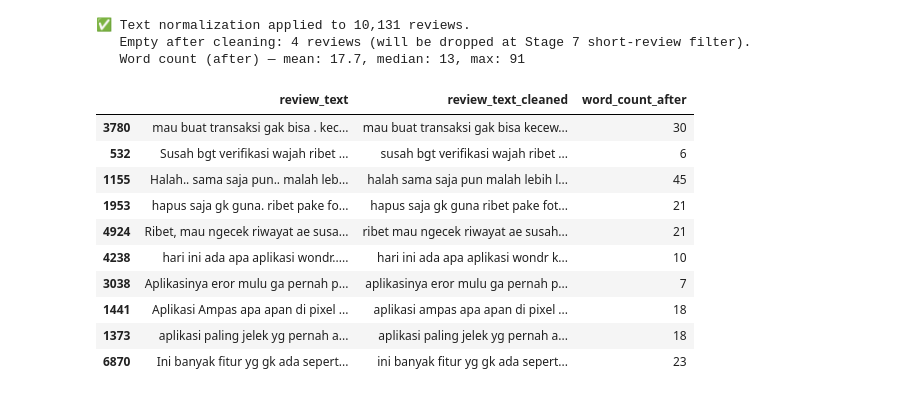
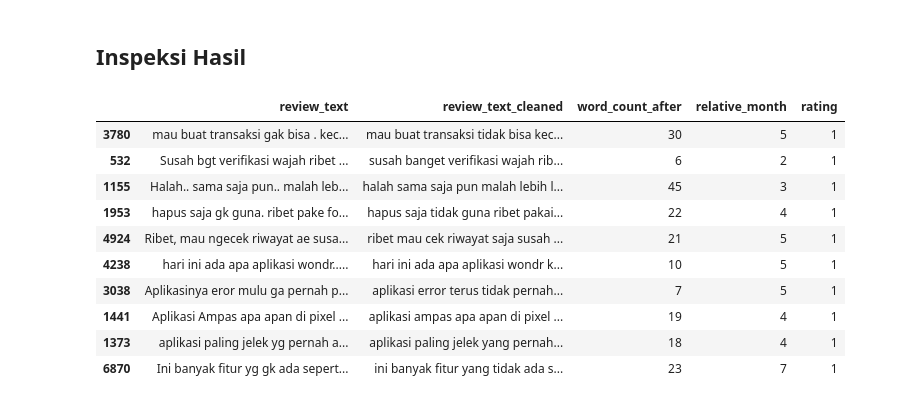
Before and after one commit to rabithahz-salwa/skripsi-bertopic-superapp, a Jupyter notebook: 01_preprocessing_wondr.ipynb, the cells around one changed output. Cells and saved outputs as stored; diff of their text form; code cells hidden in the pictures.

Commit message:
Refine: banking_extension v3 + complete clean wondr notebook

```diff
--- a/01_preprocessing_wondr.ipynb
+++ b/01_preprocessing_wondr.ipynb
@@ -65,0 +52,3 @@ df_wondr_dedup = drop_exact_duplicates(df_wondr_temporal)
+# %%
+WONDR_LAUNCH = datetime(2024, 7, 5)
+df = add_relative_time_columns(df, WONDR_LAUNCH)
@@ -65,0 +64,2 @@ df_wondr_dedup = drop_exact_duplicates(df_wondr_temporal)
+# %%
+df = drop_exact_duplicates(df)
@@ -65,0 +84,2 @@ df_wondr_dedup = drop_exact_duplicates(df_wondr_temporal)
+# %%
+df = apply_normalization(df)
@@ -65,0 +103,8 @@ df_wondr_dedup = drop_exact_duplicates(df_wondr_temporal)
+# %%
+slang_dict = load_slang_dict(
+    salsabila_path="dictionaries/salsabila.csv",
+    banking_ext_path="dictionaries/banking_extension.csv",
+    # blocklist defaults to INDONESIAN_PROTECTED_WORDS in module
+)
+
+df = apply_slang_normalization(df, slang_dict)
@@ -66,21 +120,18 @@ df_wondr_dedup = drop_exact_duplicates(df_wondr_temporal)
+# %% [markdown]
+## Inspeksi Hasil
 # %%
-# Tahap 4: Apply text normalization ke seluruh data
-df_wondr_clean = apply_normalization(df_wondr_dedup)
-
-# Inspeksi visual: sample sebelum & sesudah
-df_wondr_clean[["review_text", "review_text_cleaned", "word_count_after"]].sample(10, random_state=42)
+# Sample 10 review acak — sebelum vs sesudah preprocessing
+df[["review_text", "review_text_cleaned", "word_count_after",
+    "relative_month", "rating"]].sample(10, random_state=42)
 # %% [output]
-✅ Text normalization applied to 10,131 reviews.
-   Empty after cleaning: 4 reviews (will be dropped at Stage 7 short-review filter).
-   Word count (after) — mean: 17.7, median: 13, max: 91
-|  | review_text | review_text_cleaned | word_count_after |
-| 3780 | mau buat transaksi gak bisa . kec... | mau buat transaksi gak bisa kecew... | 30 |
-| 532 | Susah bgt verifikasi wajah ribet ... | susah bgt verifikasi wajah ribet ... | 6 |
-| 1155 | Halah.. sama saja pun.. malah leb... | halah sama saja pun malah lebih l... | 45 |
-| 1953 | hapus saja gk guna. ribet pake fo... | hapus saja gk guna ribet pake fot... | 21 |
-| 4924 | Ribet, mau ngecek riwayat ae susa... | ribet mau ngecek riwayat ae susah... | 21 |
-| 4238 | hari ini ada apa aplikasi wondr..... | hari ini ada apa aplikasi wondr k... | 10 |
-| 3038 | Aplikasinya eror mulu ga pernah p... | aplikasinya eror mulu ga pernah p... | 7 |
-| 1441 | Aplikasi Ampas apa apan di pixel ... | aplikasi ampas apa apan di pixel ... | 18 |
-| 1373 | aplikasi paling jelek yg pernah a... | aplikasi paling jelek yg pernah a... | 18 |
-| 6870 | Ini banyak fitur yg gk ada sepert... | ini banyak fitur yg gk ada sepert... | 23 |
+|  | review_text | review_text_cleaned | word_count_after | relative_month | rating |
+| 3780 | mau buat transaksi gak bisa . kec... | mau buat transaksi tidak bisa kec... | 30 | 5 | 1 |
+| 532 | Susah bgt verifikasi wajah ribet ... | susah banget verifikasi wajah rib... | 6 | 2 | 1 |
+| 1155 | Halah.. sama saja pun.. malah leb... | halah sama saja pun malah lebih l... | 45 | 3 | 1 |
+| 1953 | hapus saja gk guna. ribet pake fo... | hapus saja tidak guna ribet pakai... | 22 | 4 | 1 |
+| 4924 | Ribet, mau ngecek riwayat ae susa... | ribet mau cek riwayat saja susah ... | 21 | 5 | 1 |
+| 4238 | hari ini ada apa aplikasi wondr..... | hari ini ada apa aplikasi wondr k... | 10 | 5 | 1 |
+| 3038 | Aplikasinya eror mulu ga pernah p... | aplikasi error terus tidak pernah... | 7 | 5 | 1 |
+| 1441 | Aplikasi Ampas apa apan di pixel ... | aplikasi ampas apa apan di pixel ... | 19 | 4 | 1 |
+| 1373 | aplikasi paling jelek yg pernah a... | aplikasi paling jelek yang pernah... | 18 | 4 | 1 |
+| 6870 | Ini banyak fitur yg gk ada sepert... | ini banyak fitur yang tidak ada s... | 23 | 7 | 1 |
```
Also changed, not shown: parts of 25 cells of this notebook, 2 other files.
